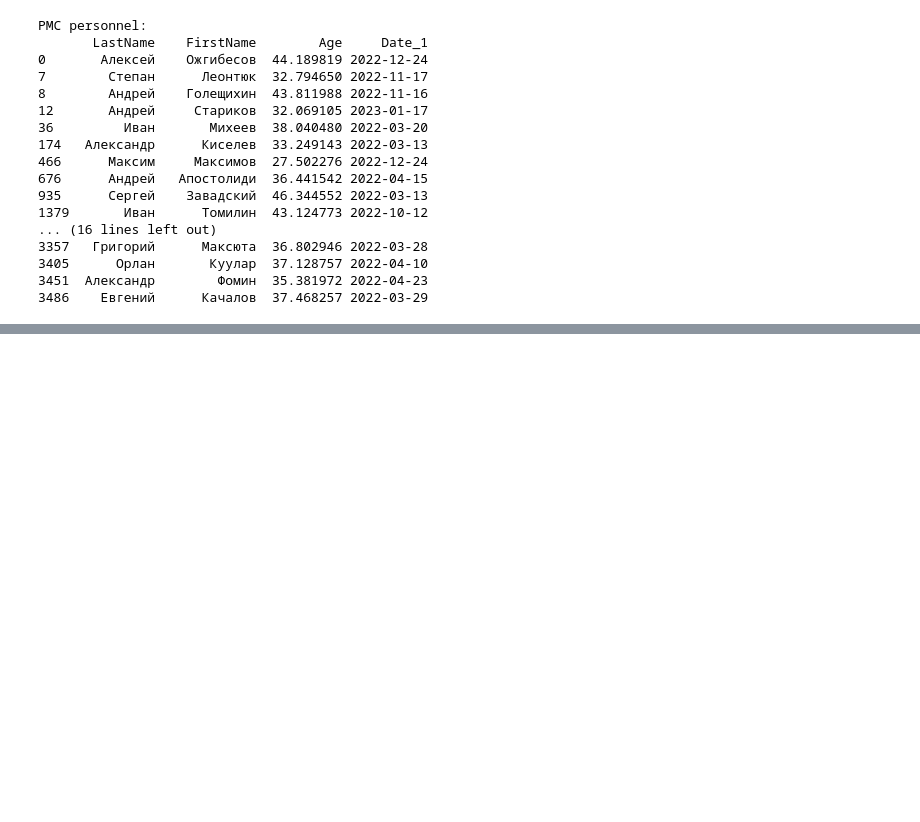
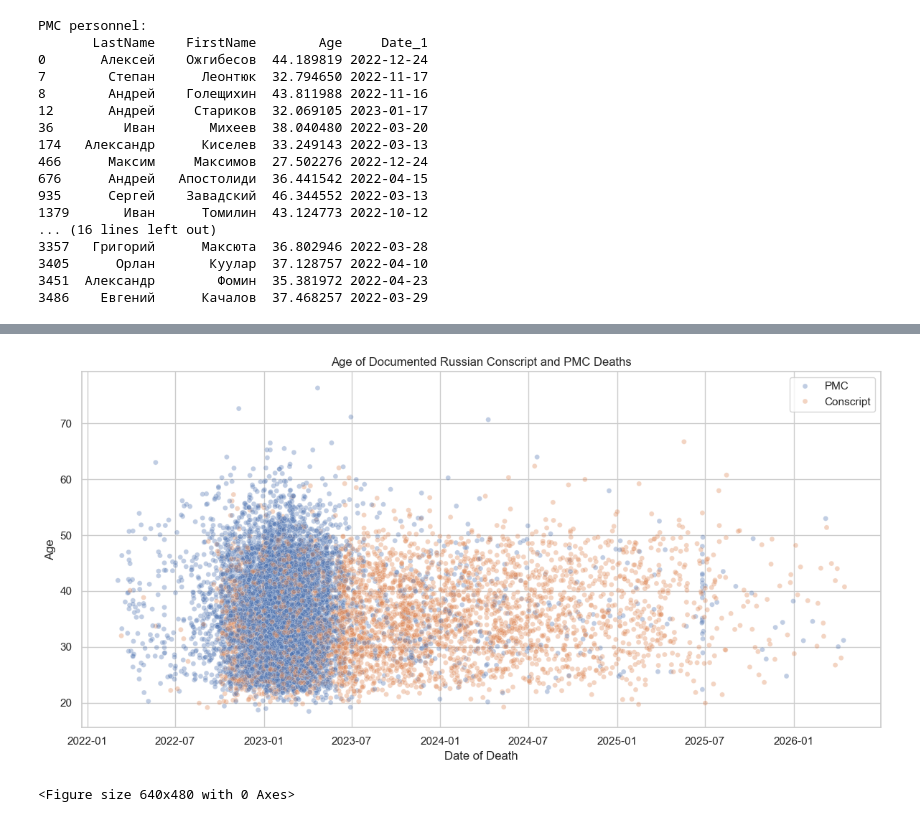
Before and after one commit to lucasanckl66/Ukr_analysis_substack, a Jupyter notebook: total vehicle loss analysis/poteru.ipynb, the cells around one changed output, grey strips where cells are left out. Saved outputs shown, nothing was run; the diff lists cells and outputs as text; code cells hidden in the pictures; blank space fills up the shorter version.

```diff
--- a/total vehicle loss analysis/poteru.ipynb
+++ b/total vehicle loss analysis/poteru.ipynb
@@ -150,0 +270,40 @@ PMC personnel:
+# %%
+plot_data = poteru[
+    poteru["Age"].notna()
+    & (poteru["Age"] > 0)
+    & poteru["Date_1"].notna()
+    & ((poteru["FlagConscript"] == 1) | (poteru["FlagPMC"] == 1))
+].copy()
+
+plot_data["Category"] = "Other"
+plot_data.loc[plot_data["FlagConscript"] == 1, "Category"] = "Conscript"
+plot_data.loc[plot_data["FlagPMC"] == 1, "Category"] = "PMC"
+
+plt.figure(figsize=(12, 6))
+
+sns.scatterplot(
+    data=plot_data,
+    x="Date_1",
+    y="Age",
+    hue="Category",
+    alpha=0.35,
+    s=25
+)
+
+plt.title("Age of Documented Russian Conscript and PMC Deaths")
+plt.xlabel("Date of Death")
+plt.ylabel("Age")
+plt.legend(title="")
+plt.tight_layout()
+plt.show()
+
+
+plt.savefig(
+    "figures/age_pmc_conscripts",
+    dpi=300,
+    bbox_inches="tight",
+    facecolor="white"
+)
+# %% [output]
+[figure, added]
+<Figure size 640x480 with 0 Axes>
```
Also changed, not shown: parts of 9 cells of this notebook, 8 other files.
